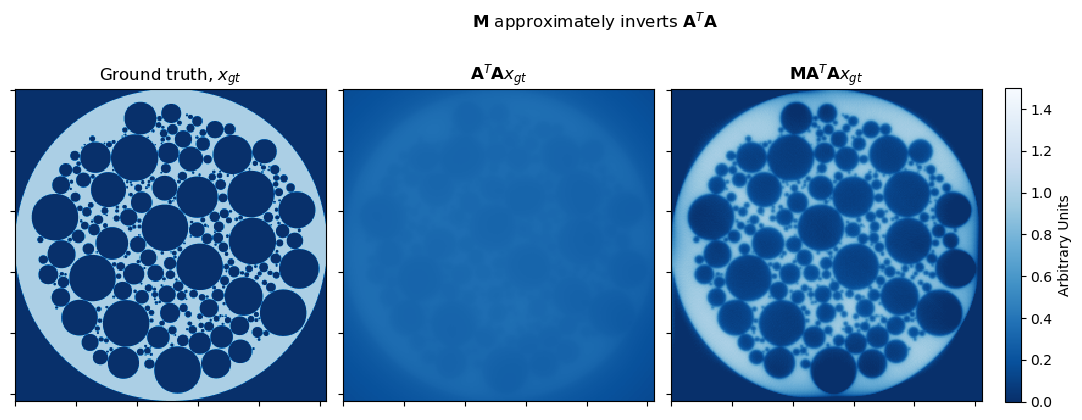
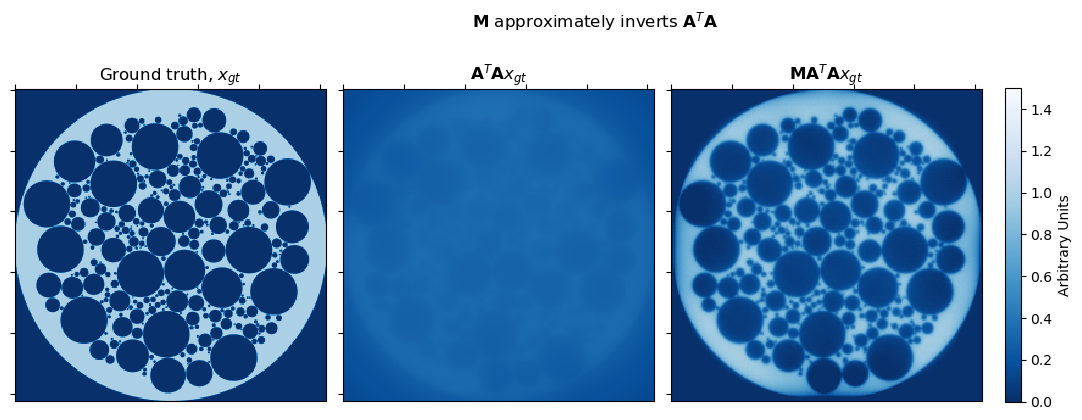
The notebook cell's code change between the first figure and the second:
--- before
+++ after
@@ -1,15 +1,10 @@
-plot_args = dict(
-    norm=plot.matplotlib.colors.Normalize(vmin=0, vmax=1.5), cmap=plot.matplotlib.cm.Blues_r
-)
+plot_args = dict(norm=kplt.colors.Normalize(vmin=0, vmax=1.5), cmap=kplt.cm.Blues_r)
 
-fig, axes = plot.subplots(nrows=1, ncols=3, figsize=(12, 4.5))
-plot.imview(x_gt, title="Ground truth, $x_{gt}$", fig=fig, ax=axes[0], **plot_args)
-plot.imview(
-    A.T @ A @ x_gt, title=r"$\mathbf{A}^T \mathbf{A} x_{gt}$", fig=fig, ax=axes[1], **plot_args
-)
-plot.imview(
+fig, axes = kplt.subplots(nrows=1, ncols=3, figsize=(12, 4.5))
+kplt.imview(x_gt, title="Ground truth, $x_{gt}$", ax=axes[0], **plot_args)
+kplt.imview(A.T @ A @ x_gt, title=r"$\mathbf{A}^T \mathbf{A} x_{gt}$", ax=axes[1], **plot_args)
+kplt.imview(
     M @ A.T @ A @ x_gt,
     title=r"$\mathbf{M} \mathbf{A}^T \mathbf{A} x_{gt}$",
-    fig=fig,
     ax=axes[2],
     **plot_args,

Commit: Update notebooks